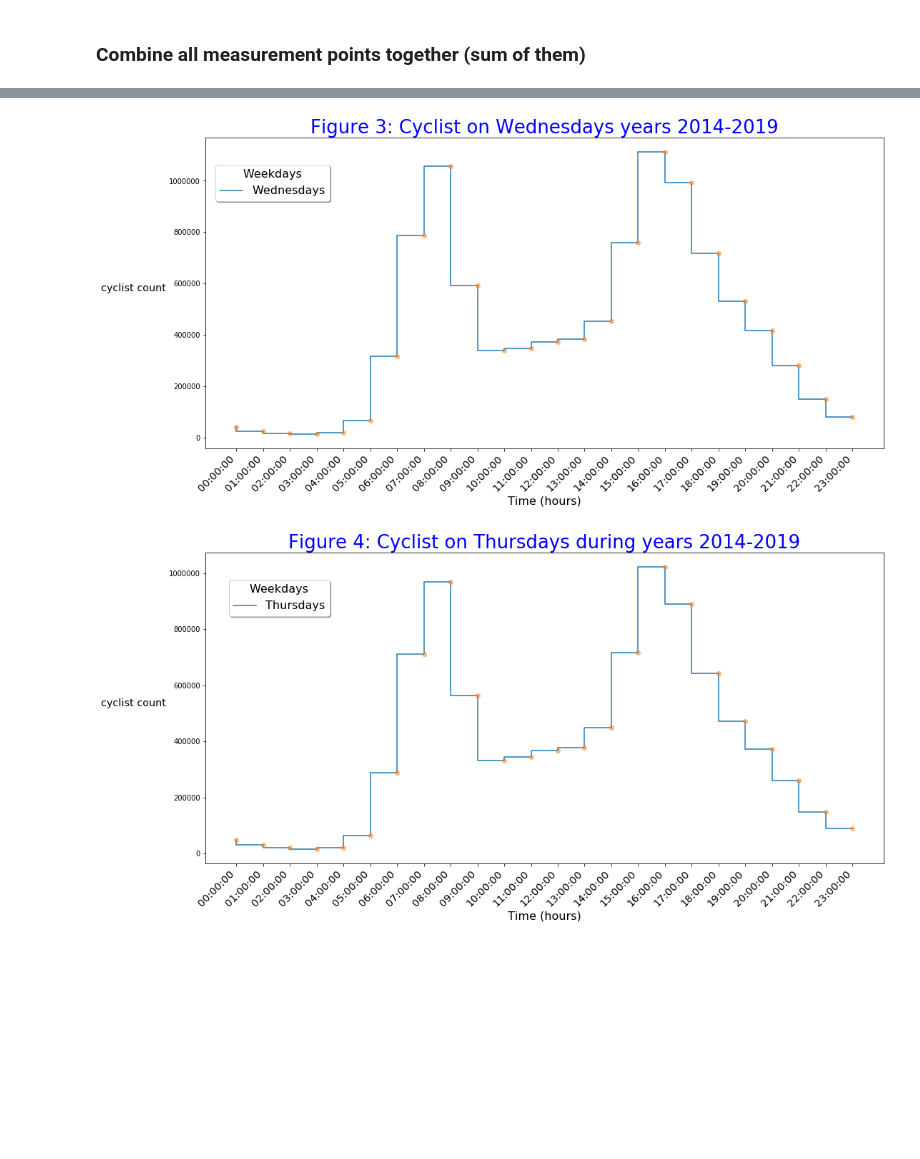
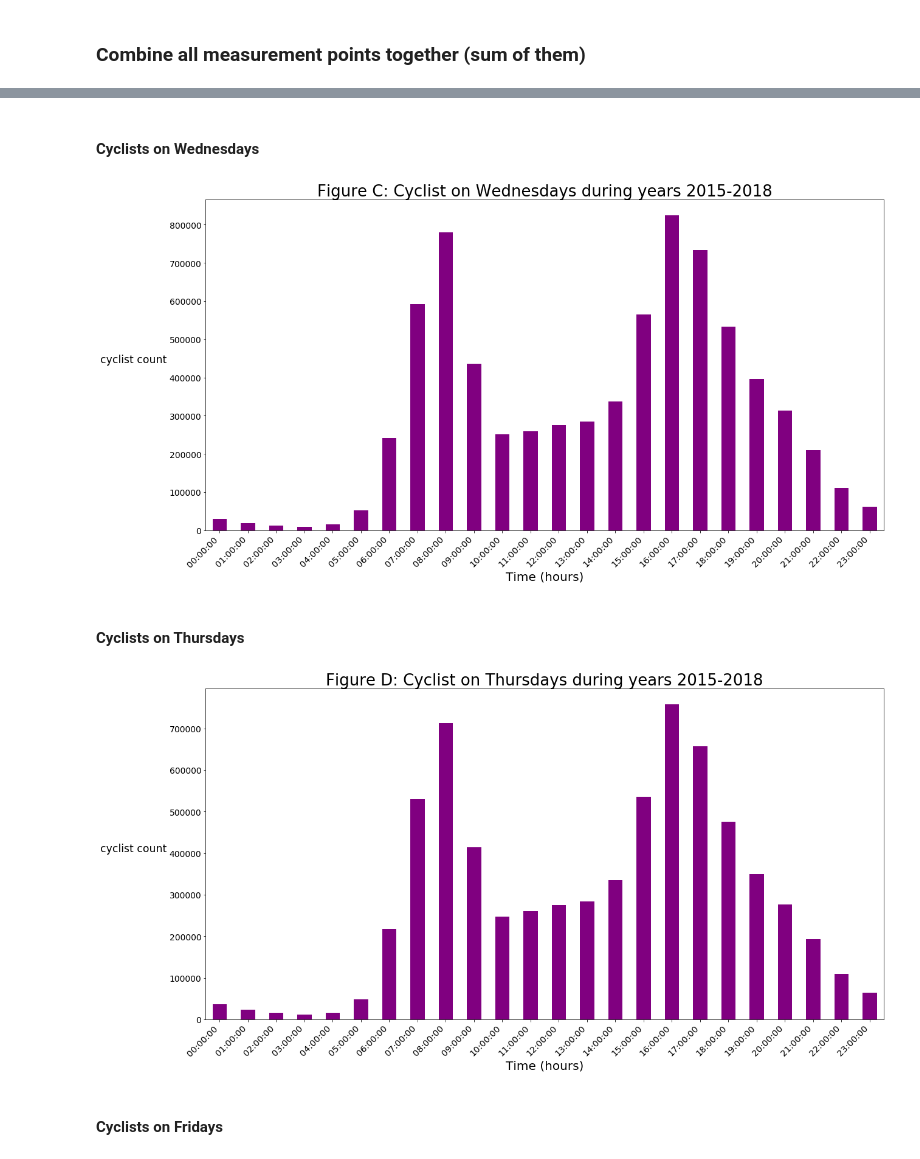
Before and after one commit to srenoes/ShortCut-HSL-group-work, a Jupyter notebook: Katariina/Final_Project_Cyclists_by_Katariina.ipynb, the cells around one changed output, grey strips where cells are left out. Cells and saved outputs as stored; diff of their text form; code cells hidden in the pictures; blank space fills up the shorter version.

```diff
--- a/Katariina/Final_Project_Cyclists_by_Katariina.ipynb
+++ b/Katariina/Final_Project_Cyclists_by_Katariina.ipynb
@@ -352,14 +343,14 @@ Read CSV file into DataFrame from shared GitHub repository
 #
 # Read CSV file into DataFrame from shared GitHub repository
 #
-# Hki_bikers = pd.read_csv('HelsinkiBikers_cleanDataset.csv') -- for testing
-# Vantaa_bikers = pd.read_csv('VantaaBikers_cleanDataset.csv') -- for testing
-# Espoo_bikers = pd.read_csv('EspooBikers_cleanDataset.csv') -- for testing
+# Hki_bikers = pd.read_csv('HelsinkiBikers_cleanDataset.csv') -- for testing purposes
+# Vantaa_bikers = pd.read_csv('VantaaBikers_cleanDataset.csv') -- for testing purposes
+# Espoo_bikers = pd.read_csv('EspooBikers_cleanDataset.csv') -- for testing purposes
 
 HKI_url = 'https://raw.githubusercontent.com/srenoes/ShortCut-HSL-group-work/master/Katariina/HelsinkiBikers_cleanDataset.csv'
 Vantaa_url = 'https://raw.githubusercontent.com/srenoes/ShortCut-HSL-group-work/master/Katariina/VantaaBikers_cleanDataset.csv'
 Espoo_url = 'https://raw.githubusercontent.com/srenoes/ShortCut-HSL-group-work/master/Katariina/EspooBikers_cleanDataset.csv'
 
-Hki_bikers = pd.read_csv(HKI_url)
-Vantaa_bikers = pd.read_csv(Vantaa_url)
-Espoo_bikers = pd.read_csv(Espoo_url)
+Hki_bikers_all = pd.read_csv(HKI_url)
+Vantaa_bikers_all = pd.read_csv(Vantaa_url)
+Espoo_bikers_all = pd.read_csv(Espoo_url)
@@ -597,3 +762,5 @@ plt.show()
+# %% [markdown]
+#### Cyclists on Wednesdays
 # %%
 #
 # Merge Wednesdays together
@@ -604,42 +771,44 @@ Wednesdays_total = pd.concat([Wed_days_H_gb, Wed_days_V_gb, Wed_days_E_gb], axis
 #
 Wednesdays_total = Wednesdays_total.sum(axis=1)
 #
-# Do Step Demo chart from cyclist on Wednesdays
+# Do bar plot from all cyclists, this plot is for PowerrPoint presentation
 #
-plt.figure(figsize=(17, 8))
-plt.step(Wednesdays_total.index, Wednesdays_total, label='Wednesdays')
-plt.plot(Wednesdays_total.index, Wednesdays_total, 'C1o', alpha=0.5)
-plt.title('Figure 3: Cyclist on Wednesdays years 2014-2019', fontsize=26, c='blue')
-plt.legend(title='Weekdays', title_fontsize=16, bbox_to_anchor=(0.20, 0.95), borderaxespad=1.0, fontsize=16, shadow=True, columnspacing=4.0, fancybox =True)
-plt.ylabel('cyclist count', rotation=0, fontsize='x-large', horizontalalignment='right')
-plt.xlabel('Time (hours)', rotation=0, fontsize=16)
-plt.xticks(Wednesdays_total.index, rotation=45, horizontalalignment='right', fontsize='x-large')
+Wednesdays_total.plot(kind='bar', stacked=True, figsize=(20,10),rot=0,fontsize=14,color='purple');
+plt.title('Figure C: Cyclist on Wednesdays during years 2015-2018', fontsize=26, c='black')
+plt.ylabel('cyclist count', rotation=0, fontsize='xx-large', horizontalalignment='right')
+plt.xlabel('Time (hours)', rotation=0, fontsize=20)
+y_pos = np.arange(len(Wednesdays_total.index))
+plt.xticks(y_pos, Wednesdays_total.index, rotation=45, horizontalalignment='right', fontsize='x-large')
+# show plotting
 plt.show()
 # %% [output]
-[figure, old version]
+[figure, new version]
+# %% [markdown]
+#### Cyclists on Thursdays
 # %%
 #
 # Merge Thursdays together
 #
 Thursdays_total = pd.concat([Thu_days_H_gb, Thu_days_V_gb, Thu_days_E_gb], axis=1)
 #
 # Combine all Thursdays measurement points together (sum of them)
 #
 Thursdays_total = Thursdays_total.sum(axis=1)
 #
-# Do Step Demo chart from Helsinki cyclist on Thursdays
+# Do bar plot from all cyclists, this plot is for PowerrPoint presentation
 #
-plt.figure(figsize=(17, 8))
-plt.step(Thursdays_total.index, Thursdays_total, label='Thursdays')
-plt.plot(Thursdays_total.index, Thursdays_total, 'C1o', alpha=0.5)
-plt.title('Figure 4: Cyclist on Thursdays during years 2014-2019', fontsize=26, c='blue')
-plt.legend(title='Weekdays', title_fontsize=16, bbox_to_anchor=(0.20, 0.95), borderaxespad=1.0, fontsize=16, shadow=True, columnspacing=4.0, fancybox =True)
-plt.ylabel('cyclist count', rotation=0, fontsize='x-large', horizontalalignment='right')
-plt.xlabel('Time (hours)', rotation=0, fontsize=16)
-plt.xticks(Thursdays_total.index, rotation=45, horizontalalignment='right', fontsize='x-large')
+Thursdays_total.plot(kind='bar', stacked=True, figsize=(20,10),rot=0,fontsize=14,color='purple');
+plt.title('Figure D: Cyclist on Thursdays during years 2015-2018', fontsize=26, c='black')
+plt.ylabel('cyclist count', rotation=0, fontsize='xx-large', horizontalalignment='right')
+plt.xlabel('Time (hours)', rotation=0, fontsize=20)
+y_pos = np.arange(len(Thursdays_total.index))
+plt.xticks(y_pos, Thursdays_total.index, rotation=45, horizontalalignment='right', fontsize='x-large')
+# show plotting
 plt.show()
 # %% [output]
-[figure, old version]
+[figure, new version]
+# %% [markdown]
+#### Cyclists on Fridays
 # %%
 #
 # Merge Fridays together
```
Also changed, not shown: parts of 56 cells of this notebook.
